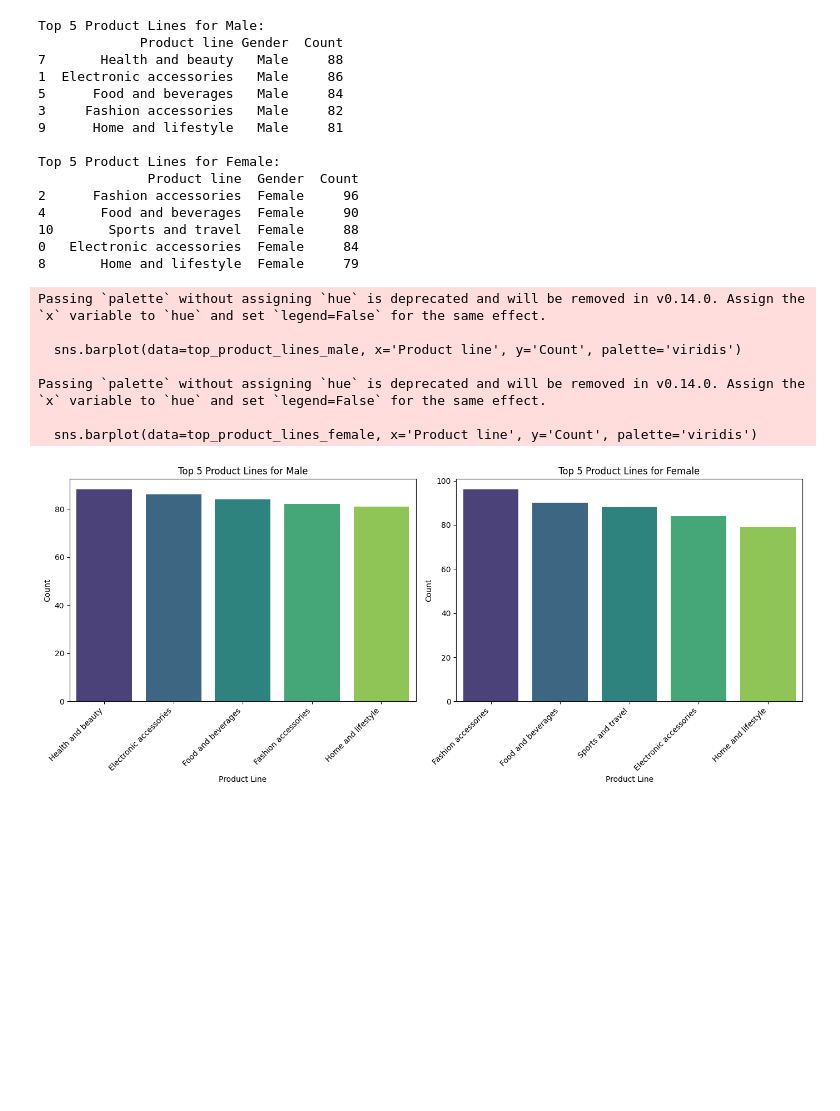
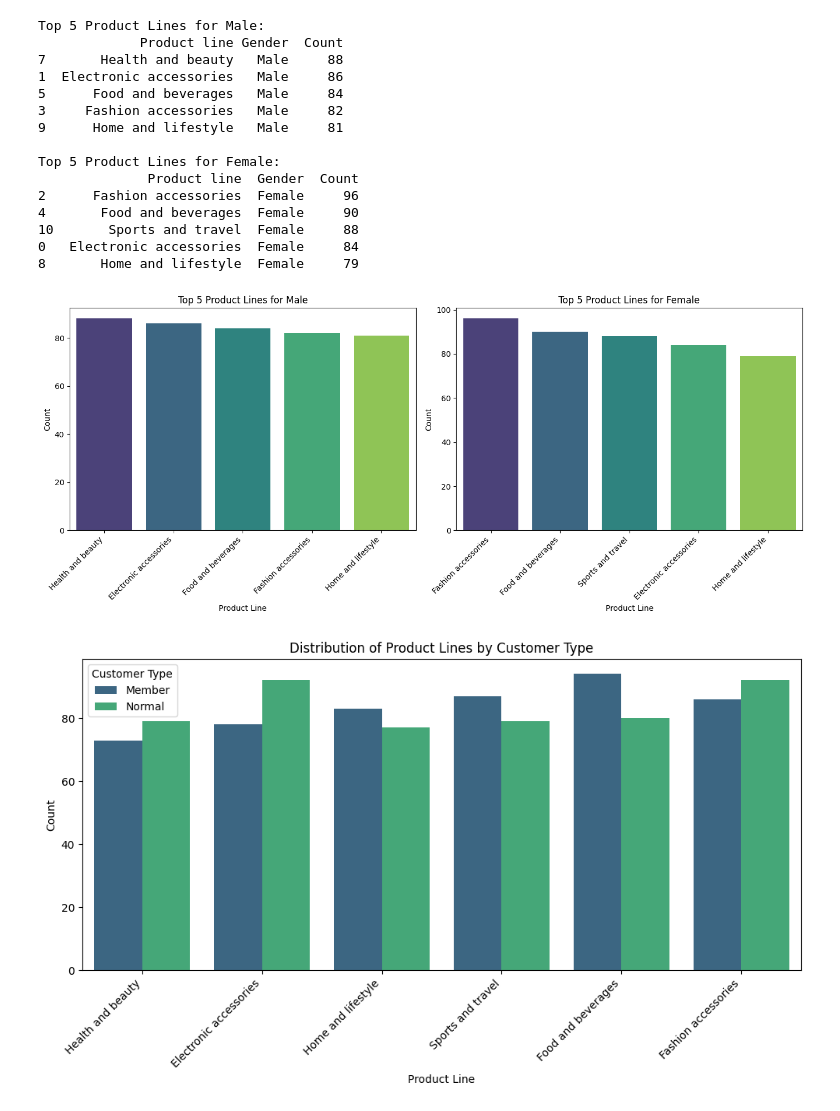
Before and after one commit to SurekhaBerlin/Walmart-Sales-Data-Analysis-Sample, a Jupyter notebook: WalmartSalesDataAnalysis.ipynb, the cells around one changed output. Cells and saved outputs as stored; diff of their text form; code cells hidden in the pictures; blank space fills up the shorter version.

```diff
--- a/WalmartSalesDataAnalysis.ipynb
+++ b/WalmartSalesDataAnalysis.ipynb
@@ -303,7 +313,7 @@ plt.figure(figsize=(14, 6))
 
 # Plot for Male
 plt.subplot(1, 2, 1)
-sns.barplot(data=top_product_lines_male, x='Product line', y='Count', palette='viridis')
+sns.barplot(data=top_product_lines_male, x='Product line', y='Count',hue = 'Product line', palette='viridis')
 plt.title('Top 5 Product Lines for Male')
 plt.xlabel('Product Line')
 plt.ylabel('Count')
@@ -311,7 +321,7 @@ plt.xticks(rotation=45, ha='right')
 
 # Plot for Female
 plt.subplot(1, 2, 2)
-sns.barplot(data=top_product_lines_female, x='Product line', y='Count', palette='viridis')
+sns.barplot(data=top_product_lines_female, x='Product line', y='Count',hue = 'Product line', palette='viridis')
 plt.title('Top 5 Product Lines for Female')
 plt.xlabel('Product Line')
 plt.ylabel('Count')
@@ -320,11 +330,17 @@ plt.xticks(rotation=45, ha='right')
 plt.tight_layout()
 plt.show()
 # %% [output]
-Passing `palette` without assigning `hue` is deprecated and will be removed in v0.14.0. Assign the `x` variable to `hue` and set `legend=False` for the same effect.
-
-  sns.barplot(data=top_product_lines_male, x='Product line', y='Count', palette='viridis')
-
-Passing `palette` without assigning `hue` is deprecated and will be removed in v0.14.0. Assign the `x` variable to `hue` and set `legend=False` for the same effect.
-
-  sns.barplot(data=top_product_lines_female, x='Product line', y='Count', palette='viridis')
 [figure]
+# %%
+# Plotting
+plt.figure(figsize=(10, 6))
+sns.countplot(data=sales, x='Product line', hue='Customer type', palette='viridis')
+plt.title('Distribution of Product Lines by Customer Type')
+plt.xlabel('Product Line')
+plt.ylabel('Count')
+plt.xticks(rotation=45, ha='right')
+plt.legend(title='Customer Type')
+plt.tight_layout()
+plt.show()
+# %% [output]
+[figure, added]
```
Also changed, not shown: parts of 10 cells of this notebook.
